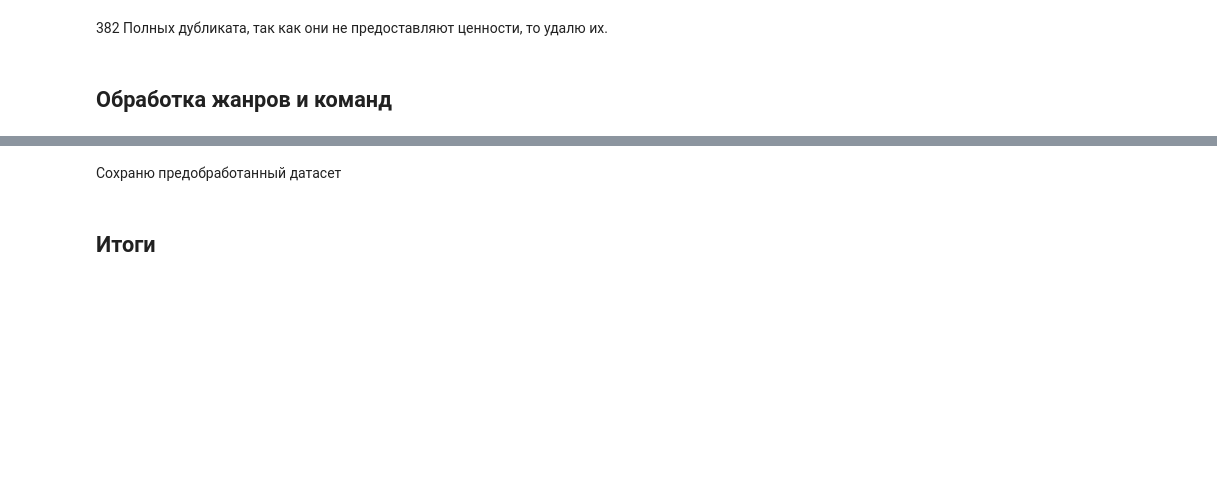
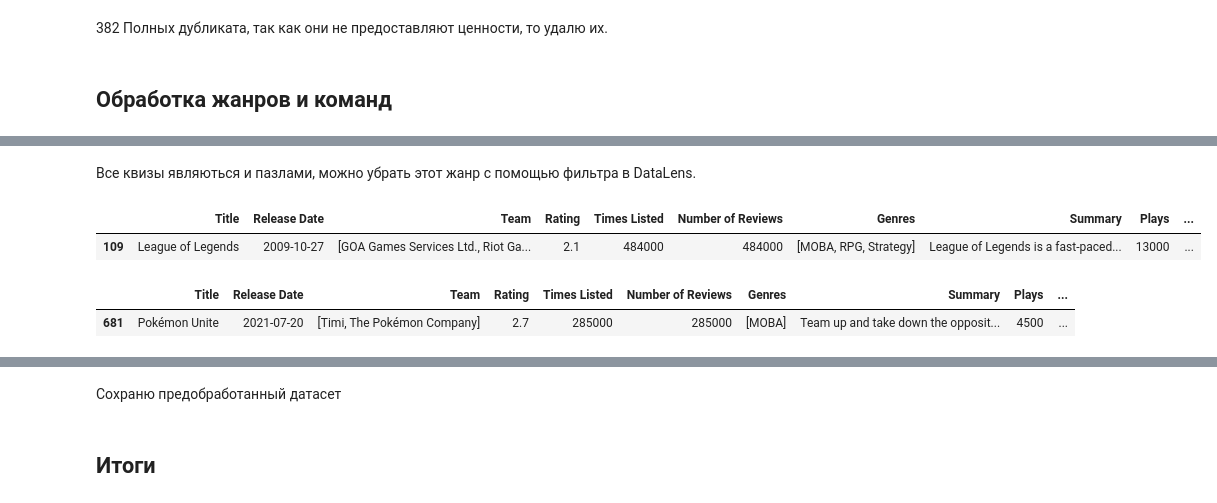
Before and after one commit to FedorSafonov/Projects, a Jupyter notebook: Pet-projects/Popular_Video_Games_1980-2023/games.ipynb, the cells around one changed output, grey strips where cells are left out. Saved outputs shown, nothing was run; the diff lists cells and outputs as text; code cells hidden in the pictures; blank space fills up the shorter version.

```diff
--- a/Pet-projects/Popular_Video_Games_1980-2023/games.ipynb
+++ b/Pet-projects/Popular_Video_Games_1980-2023/games.ipynb
@@ -205,4 +204,5 @@ genres
 # %%
+genres = genres.drop_duplicates()
 genres['Genres'].value_counts()
 # %% [output]
 Genres
@@ -224,0 +227,4 @@ Name: count, dtype: int64
+# %%
+rts = genres.query('Genres == "Real Time Strategy"')['Title']
+for title in rts:
+    display(genres[genres['Title']==title])
@@ -224,0 +272,3 @@ Name: count, dtype: int64
+# %%
+genres['Genres'] = genres['Genres'].replace('Real Time Strategy','Strategy')
+genres = genres.drop_duplicates()
@@ -224,0 +281,4 @@ Name: count, dtype: int64
+# %%
+quiz = genres.query('Genres == "Quiz/Trivia"')['Title']
+for title in quiz:
+    display(genres[genres['Title']==title])
@@ -224,0 +299,11 @@ Name: count, dtype: int64
+# %% [markdown]
+Все квизы являються и пазлами, можно убрать этот жанр с помощью фильтра в DataLens.
+# %%
+moba = genres.query('Genres == "MOBA"')['Title']
+for title in moba:
+    display(df[df['Title']==title])
+# %% [output]
+|  | Title | Release Date | Team | Rating | Times Listed | Number of Reviews | Genres | Summary | Plays | ... |
+| 109 | League of Legends | 2009-10-27 | [GOA Games Services Ltd., Riot Ga... | 2.1 | 484000 | 484000 | [MOBA, RPG, Strategy] | League of Legends is a fast-paced... | 13000 | ... |
+|  | Title | Release Date | Team | Rating | Times Listed | Number of Reviews | Genres | Summary | Plays | ... |
+| 681 | Pokémon Unite | 2021-07-20 | [Timi, The Pokémon Company] | 2.7 | 285000 | 285000 | [MOBA] | Team up and take down the opposit... | 4500 | ... |
```
Also changed, not shown: parts of 17 cells of this notebook, 3 other files.
